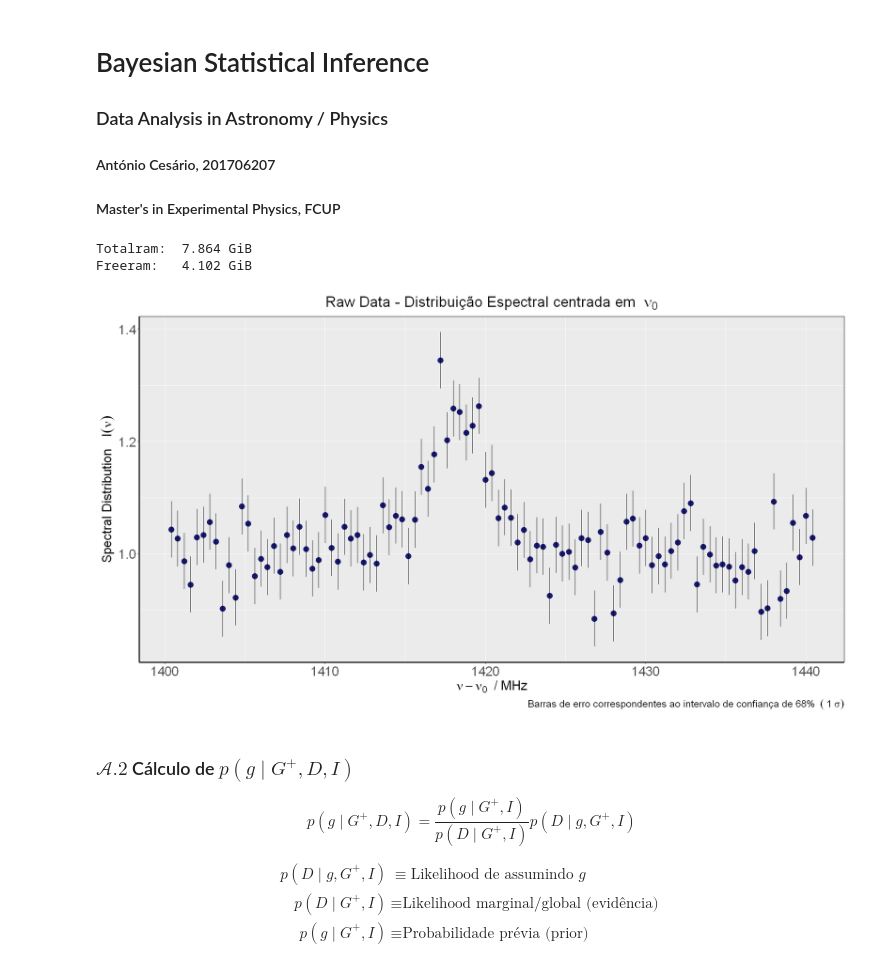
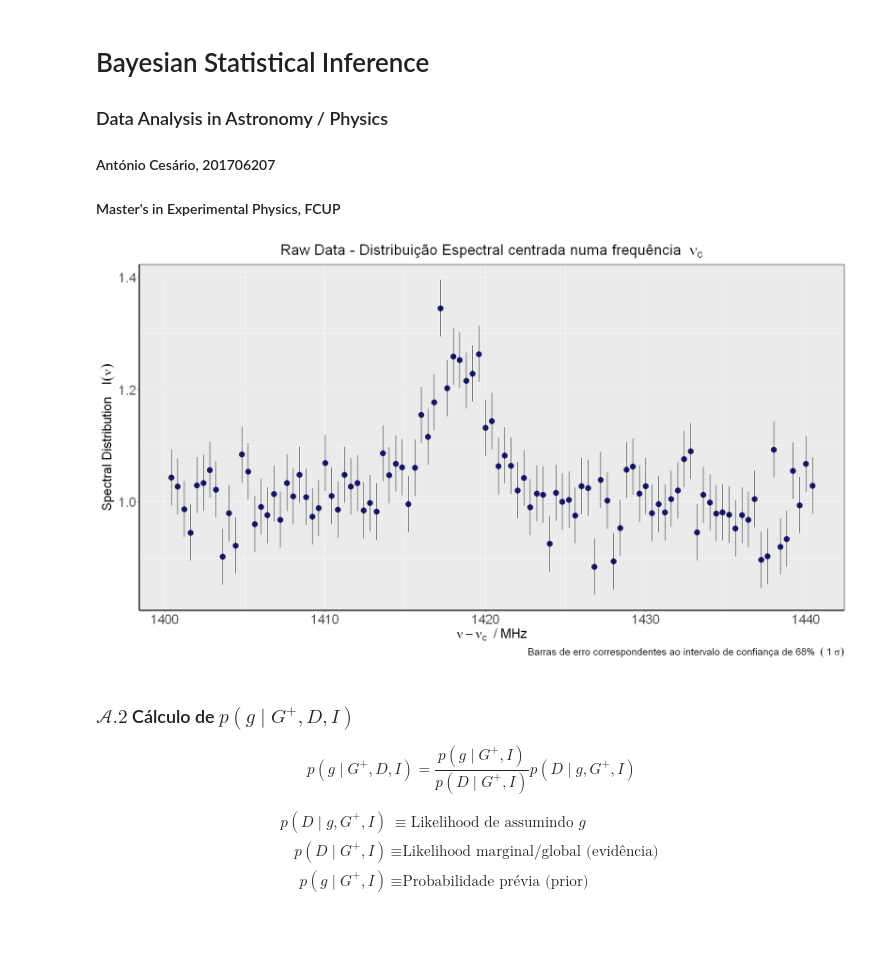
Before and after one commit to cesarium/da-bayesian-star, a Jupyter notebook: notebook.ipynb, the cells around one changed output. Saved outputs shown, nothing was run; the diff lists cells and outputs as text; code cells hidden in the pictures; blank space fills up the shorter version.

```diff
--- a/notebook.ipynb
+++ b/notebook.ipynb
@@ -6,14 +6,11 @@
 # %%
 library('ggplot2')
 library('pracma')
-library('pryr')
-
+#library('pryr')
+library('latex2exp')
 #object_size(matrix(rnorm(101*101)**2,nrow=101))
-memuse::Sys.meminfo()
+#memuse::Sys.meminfo()
 # library("cubature")
-# %% [output]
-Totalram:  7.864 GiB
-Freeram:   4.102 GiB
 # %%
 # Raw data visualization
 options(repr.plot.width=16, repr.plot.height=9)
@@ -24,36 +21,36 @@ names(dados) = c('freq','intensity') # change data.frame header's names
 #       xlab = expression(paste(nu-nu[0],' / MHz')),
 #       ylab = expression(paste('Spectral Distribution\t',  I(nu) ))
 #       )
 
 # ggplot theme to ease visualization in jupyter notebook documents
 jupyter.theme <- function(base_size = 13, base_family = "", base_line_size = base_size/22,
                          base_rect_size = base_size/22) {
   theme(
     plot.title = element_text(size=23,hjust = 0.5),
     axis.title = element_text(size = 20),
     axis.text.x = element_text(size = 20),
     axis.text.y = element_text(size = 20),
     plot.caption = element_text(size = 15, face = "italic"),
     #panel.background = element_rect(fill="white"),
     axis.line = element_line(size = 1, colour = "black"),
     strip.background = element_rect(fill = "#cddcdd"),
     panel.border = element_rect(colour = "black", fill=NA, size=0.5),
         strip.text = element_text(colour = "black"),
         legend.key=element_blank()
   )
 }
 
 # actual plotting
 ggplot( aes(x = freq, y = intensity), data = dados) +
     geom_point( size = 4 , colour = 'midnightblue' ) +
-    xlab(bquote(nu-nu[0]~' / MHz')) +
+    xlab(bquote(nu-nu[c]~' / MHz')) +
     ylab(bquote('Spectral Distribution\t' ~ I(nu))) +
-    labs(title = bquote('Raw Data - Distribuição Espectral centrada em '~nu[0]),
+    labs(title = bquote('Raw Data - Distribuição Espectral centrada numa frequência '~nu[c]),
         caption = bquote('Barras de erro correspondentes ao intervalo de confiança de 68% '~(~'1'~sigma))) +
     geom_linerange(aes(ymin = intensity -.05, ymax = intensity + .05)) +
     jupyter.theme()
 # %% [output]
-[figure, old version]
+[figure, new version]
 # %% [markdown]
 ### $\mathcal{A}.2$ Cálculo de $p\left(g\mid G^+,D,I\right)$
 
```
Also changed, not shown: parts of 16 cells of this notebook.
